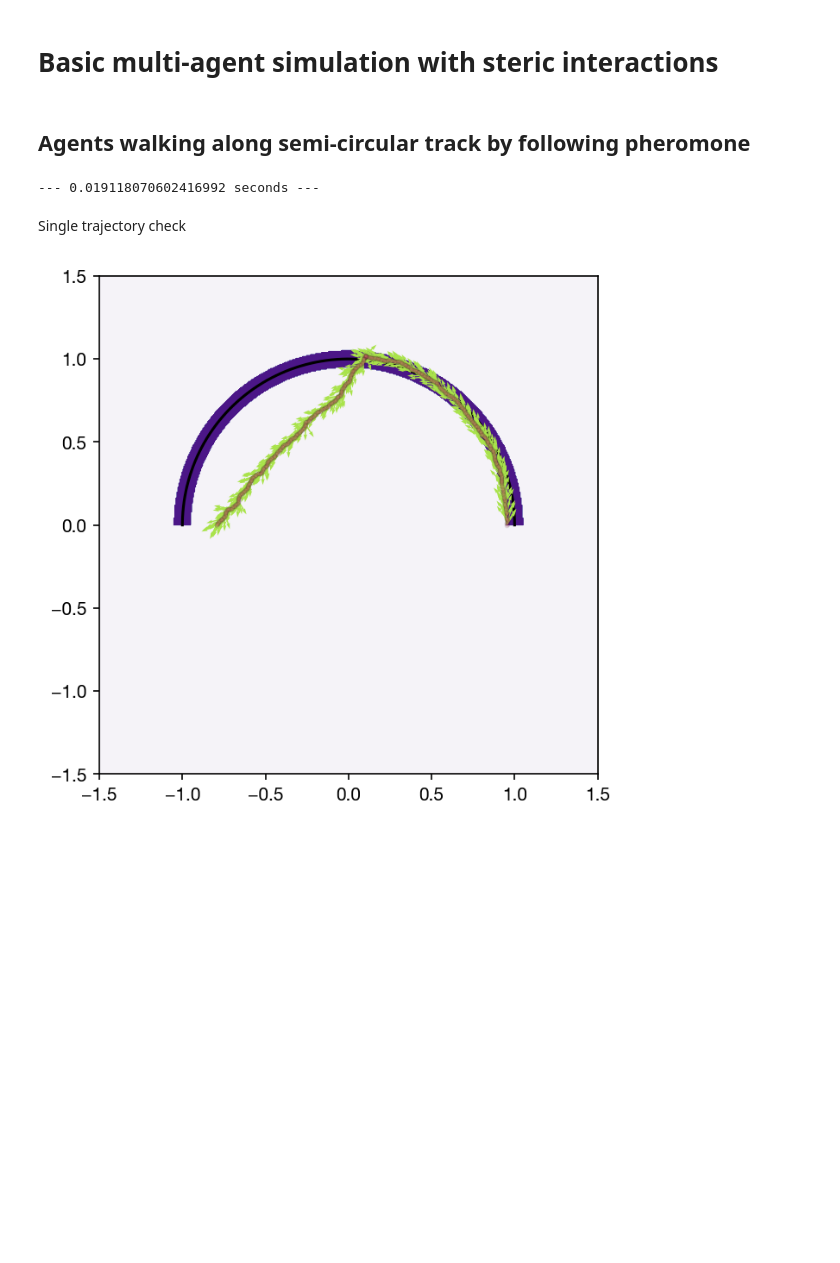
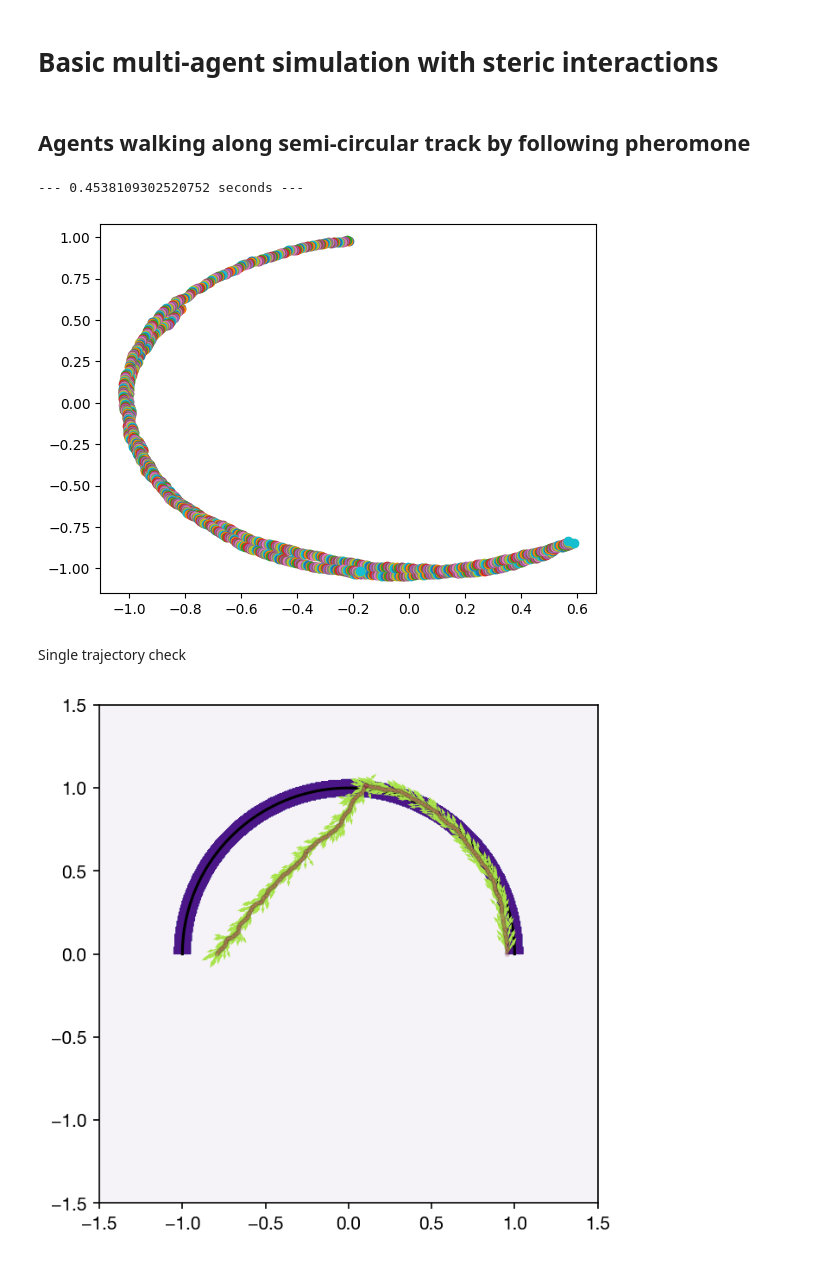
Before and after one commit to sgangaprasath/CollectiveTradeoff, a Jupyter notebook: MultiAgentBasic.ipynb, the cells around one changed output. Saved outputs shown, nothing was run; the diff lists cells and outputs as text; code cells hidden in the pictures; blank space fills up the shorter version.

Commit message:
MultiAgentsStrt

```diff
--- a/MultiAgentBasic.ipynb
+++ b/MultiAgentBasic.ipynb
@@ -197,10 +197,10 @@ class params():
     def __init__(self) -> None:
         super().__init__()
         self.nSteps = 600 #number of steps of each run
-        self.nAgnts = 10
+        self.nAgnts = 3 #number of agents
         # self.nEpchs = 250 #number of epochs
         self.a = 1.0 #radius of semi-circle
-        # self.nIntSteps = int(0.5*self.nSteps) #number of steps of intrinsic policy
+        self.nIntSteps = int(0.5*self.nSteps) #number of steps of intrinsic policy
 
         # Pheromone parameters
         self.nMsh = 500 #number of points in
@@ -223,7 +223,7 @@ class params():
 
         # Initial conditions
         phiInit = np.random.uniform(0, np.pi, self.nAgnts)
-        self.rInit = self.a*np.array([np.cos(chk), np.sin(chk)])
+        self.rInit = self.a*np.array([np.cos(phiInit), np.sin(phiInit)])
         # self.rInit = np.array([self.a + np.random.uniform(-self.pt, self.pt), 0.0]) #initial location of agent
         # self.tgt = np.array([-self.a, 0.0]) #target location of agent
         # self.thetInit = 0.5*np.pi #initial orientation of agent
@@ -292,31 +292,31 @@ class agent():
 # %%
-p = params()
-ag = agent(p)
 start_time = time.time()
-rxFull = np.array(p.rInit[0])
-ryFull = np.array(p.rInit[1])
-# thetFull = np.array(p.thetInit)
-phxFull = np.array(np.cos(p.thetInit))
-phyFull = np.array(np.sin(p.thetInit))
-rwdFull = np.array(0.0)
+# rxFull = np.array(p.rInit[0])
+# ryFull = np.array(p.rInit[1])
+# # thetFull = np.array(p.thetInit)
+# phxFull = np.array(np.cos(p.thetInit))
+# phyFull = np.array(np.sin(p.thetInit))
+# rwdFull = np.array(0.0)
 for ind in range(p.nSteps):
-    if ind < p.nIntSteps:
-        ag.intPolicy(p)
-    elif ind == p.nIntSteps:
-        tgtOrn = (p.tgt - ag.r)/np.linalg.norm(p.tgt - ag.r) #Orientation of the target from given location
-        p.tgtPhi = np.arctan2(tgtOrn[1], tgtOrn[0])
-        ag.ouPolicy(p)
-    else:
-        ag.ouPolicy(p)
-    ag.sTrl += p.l
-    rxFull = np.vstack((rxFull, np.array(ag.r[0])))
-    ryFull = np.vstack((ryFull, np.array(ag.r[1])))
-    phxFull = np.vstack((phxFull, np.array(np.cos(ag.thet))))
-    phyFull = np.vstack((phyFull, np.array(np.sin(ag.thet))))
-    rwdFull = np.vstack((rwdFull, np.array(ag.rwd)))
+    # if ind < p.nIntSteps:
+    ag.intPolicy(p)
+    plt.scatter(ag.r[0][:], ag.r[1][:])
+    # elif ind == p.nIntSteps:
+    #     tgtOrn = (p.tgt - ag.r)/np.linalg.norm(p.tgt - ag.r) #Orientation of the target from given location
+    #     p.tgtPhi = np.arctan2(tgtOrn[1], tgtOrn[0])
+    #     ag.ouPolicy(p)
+    # else:
+    #     ag.ouPolicy(p)
+    # ag.sTrl += p.l
+    # rxFull = np.vstack((rxFull, np.array(ag.r[0])))
+    # ryFull = np.vstack((ryFull, np.array(ag.r[1])))
+    # phxFull = np.vstack((phxFull, np.array(np.cos(ag.thet))))
+    # phyFull = np.vstack((phyFull, np.array(np.sin(ag.thet))))
+    # rwdFull = np.vstack((rwdFull, np.array(ag.rwd)))
 print("--- %s seconds ---" % (time.time() - start_time))
 # %% [output]
---- 0.019118070602416992 seconds ---
+--- 0.4538109302520752 seconds ---
+[figure, added]
 # %% [markdown]
 Single trajectory check
 # %%
```
Also changed, not shown: parts of 2 cells of this notebook, 2 other files.
